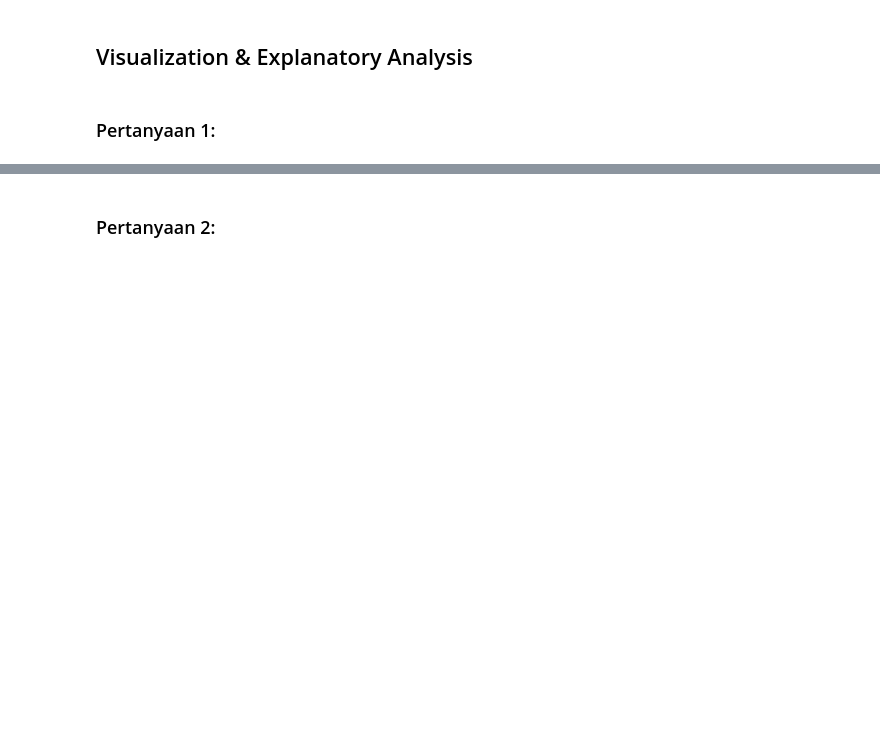
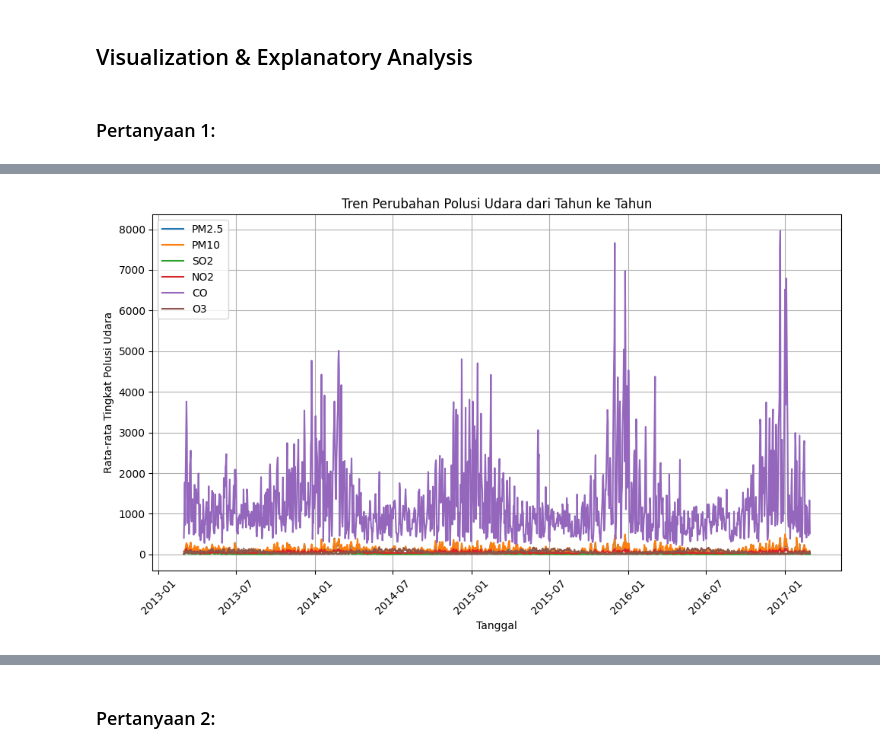
Before and after one commit to Vinzzztty/playground-data-analyst, a Jupyter notebook: Analisis Data/submission/notebook.ipynb, the cells around one changed output, grey strips where cells are left out. Drawn from its saved outputs; the diff is of its cells as text; code cells hidden in the pictures; blank space fills up the shorter version.

Commit message:
complete data visualisasi

```diff
--- a/Analisis Data/submission/notebook.ipynb
+++ b/Analisis Data/submission/notebook.ipynb
@@ -20,0 +304,6 @@
+# %%
+# Membuat variable untuk kolom Tingkat Polusi Udara
+columns = ['PM2.5', 'PM10', 'SO2', 'NO2', 'CO', 'O3']
+
+for column in columns:
+    df[column] = df[column].interpolate(method='linear')
@@ -20,0 +334,2 @@
+# %%
+df['date'] = pd.to_datetime(df[['year', 'month', 'day']])
@@ -24,0 +362,5 @@
+# %%
+# Membuat Dataframe baru yang hanya memiliki kolom penting
+df = df[['date', 'PM2.5', 'PM10', 'SO2', 'NO2', 'CO', 'O3', 'station']]
+
+df
@@ -26,3 +400,9 @@
 ## Visualization & Explanatory Analysis
 # %% [markdown]
 ### Pertanyaan 1:
+# %%
+# Menghitung rata rata polusi udara setiap tanggal
+avg_pollution_by_date = df.groupby('date')[['PM2.5', 'PM10', 'SO2', 'NO2', 'CO', 'O3']].mean()
+
+# Tampilkan hasil
+print(avg_pollution_by_date)
@@ -28,0 +427,16 @@
+# %%
+# Plot
+plt.figure(figsize=(10, 6))
+for column in avg_pollution_by_date.columns:
+    plt.plot(avg_pollution_by_date.index, avg_pollution_by_date[column], label=column)
+
+plt.title('Tren Perubahan Polusi Udara dari Tahun ke Tahun')
+plt.xlabel('Tanggal')
+plt.ylabel('Rata-rata Tingkat Polusi Udara')
+plt.legend()
+plt.grid(True)
+plt.xticks(rotation=45)
+plt.tight_layout()
+plt.show()
+# %% [output]
+[figure, added]
```
Also changed, not shown: parts of 48 cells of this notebook, 2 other files.
